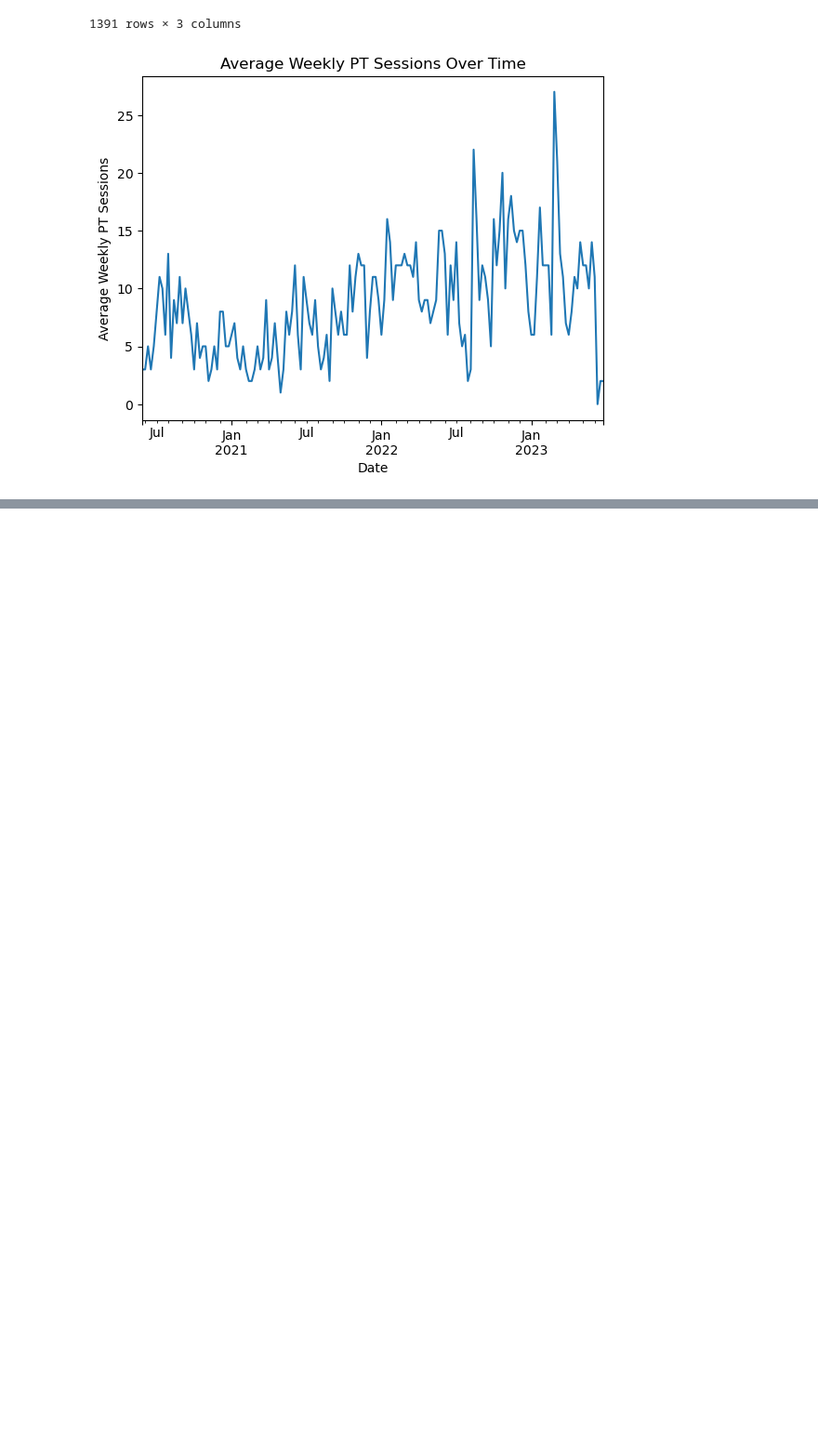
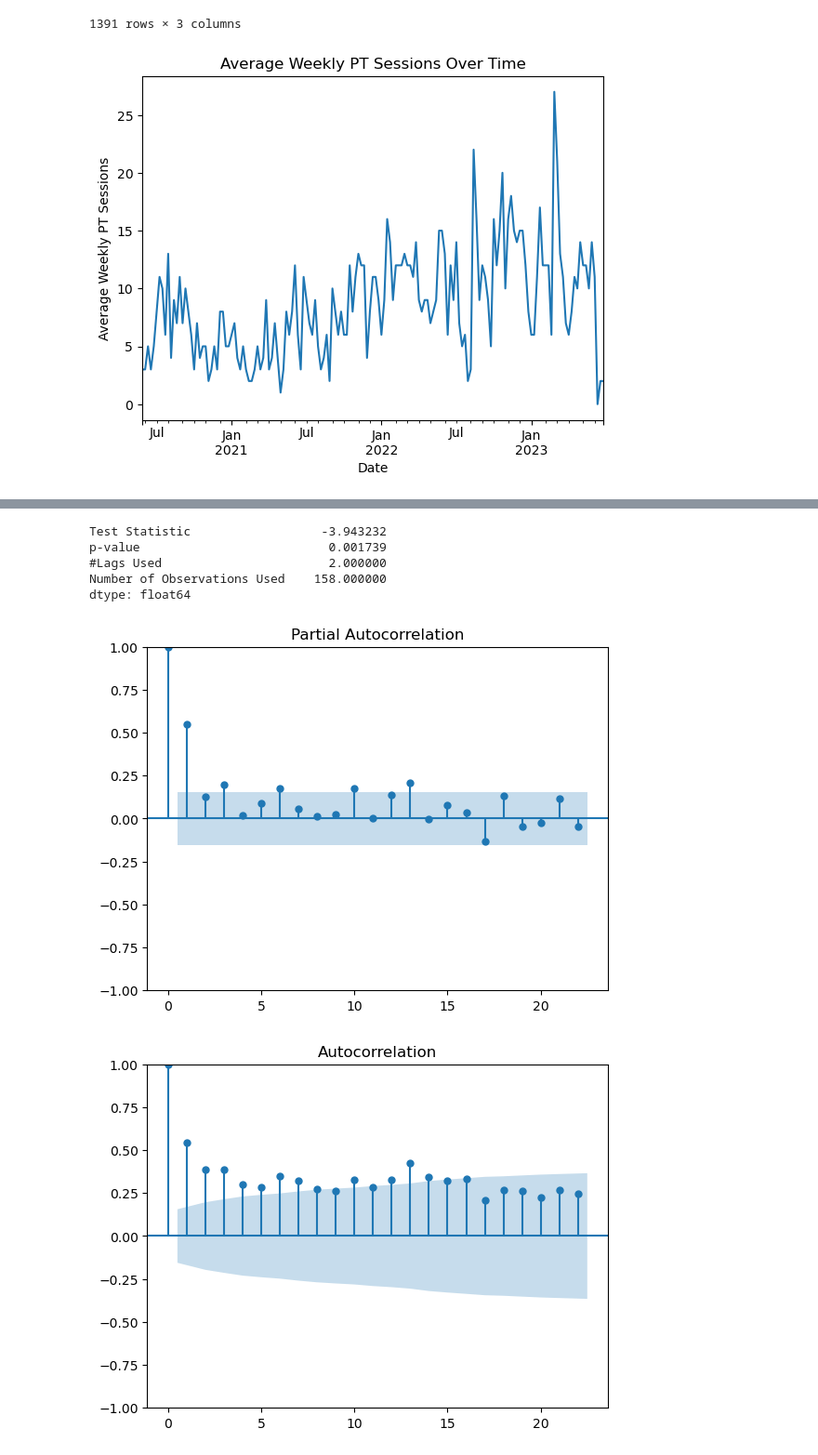
Before and after one commit to jaredap1995/JP-HPC-Data-Analysis, a Jupyter notebook: business_analysis_notebooks/income_scheduling_analysis.ipynb, the cells around one changed output, grey strips where cells are left out. Shown at 93% size. Saved outputs shown, nothing was run; the diff lists cells and outputs as text; code cells hidden in the pictures; blank space fills up the shorter version.

Commit message:
Initial SARIMA model for session forecasting over the next year

```diff
--- a/business_analysis_notebooks/income_scheduling_analysis.ipynb
+++ b/business_analysis_notebooks/income_scheduling_analysis.ipynb
@@ -331,0 +397,3 @@ plt.show()
+# %%
+df=df.drop(columns='ds')
+df
@@ -331,0 +414,4 @@ plt.show()
+# %%
+df.index = df['start_date']
+df.index=pd.to_datetime(df.index)
+df
@@ -331,0 +433,4 @@ plt.show()
+# %%
+df['summary']=df['y']
+df=df.drop(columns='y')
+df
@@ -331,0 +452,4 @@ plt.show()
+# %%
+#Dropping the last few rows of the dataframe which may skew the data
+df=df[:-3]
+df
@@ -331,0 +471,21 @@ plt.show()
+# %%
+dftest = adfuller(df['summary'], autolag='AIC')
+dfoutput = pd.Series(dftest[0:4], index=['Test Statistic','p-value','#Lags Used','Number of Observations Used'])
+print(dfoutput)
+
+#Time series data is stationary given a p-value of <.05 so we can set d-value of ARIMA model to 0
+# %% [output]
+Test Statistic                  -3.943232
+p-value                          0.001739
+#Lags Used                       2.000000
+Number of Observations Used    158.000000
+dtype: float64
+# %%
+# ACF plot
+plot_acf(df['summary'])
+
+# PACF plot
+plot_pacf(df['summary'])
+# %% [output]
+[figure, added]
+[figure, added]
```
Also changed, not shown: parts of 16 cells of this notebook, 1 other file.
